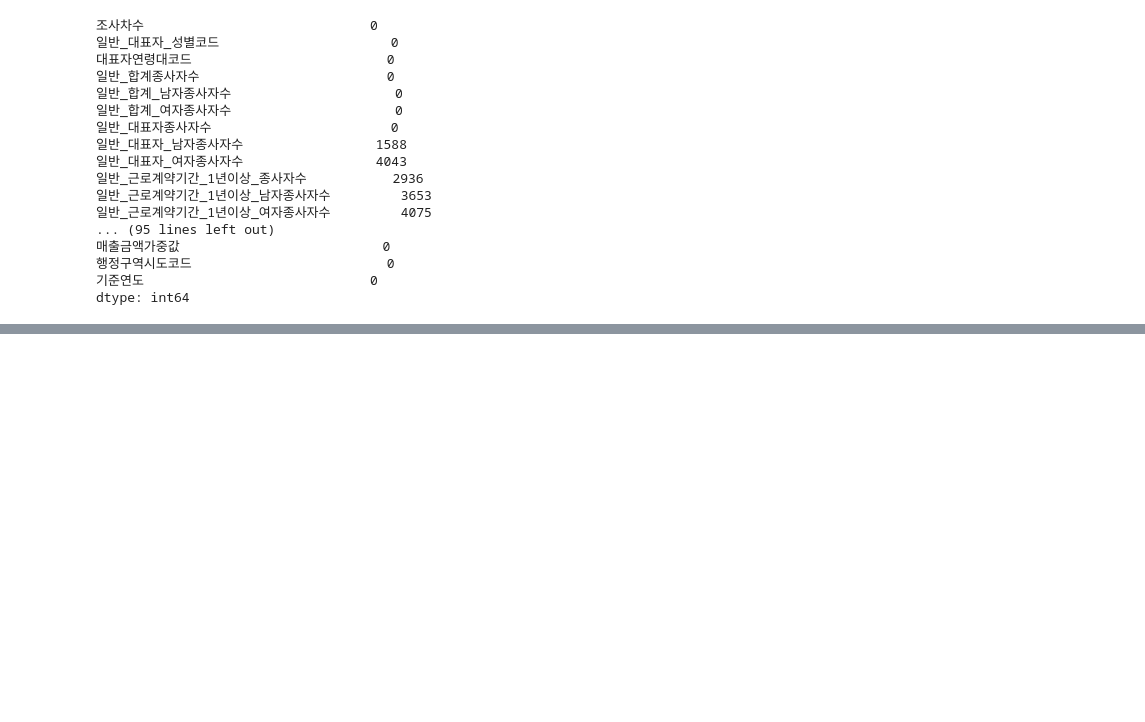
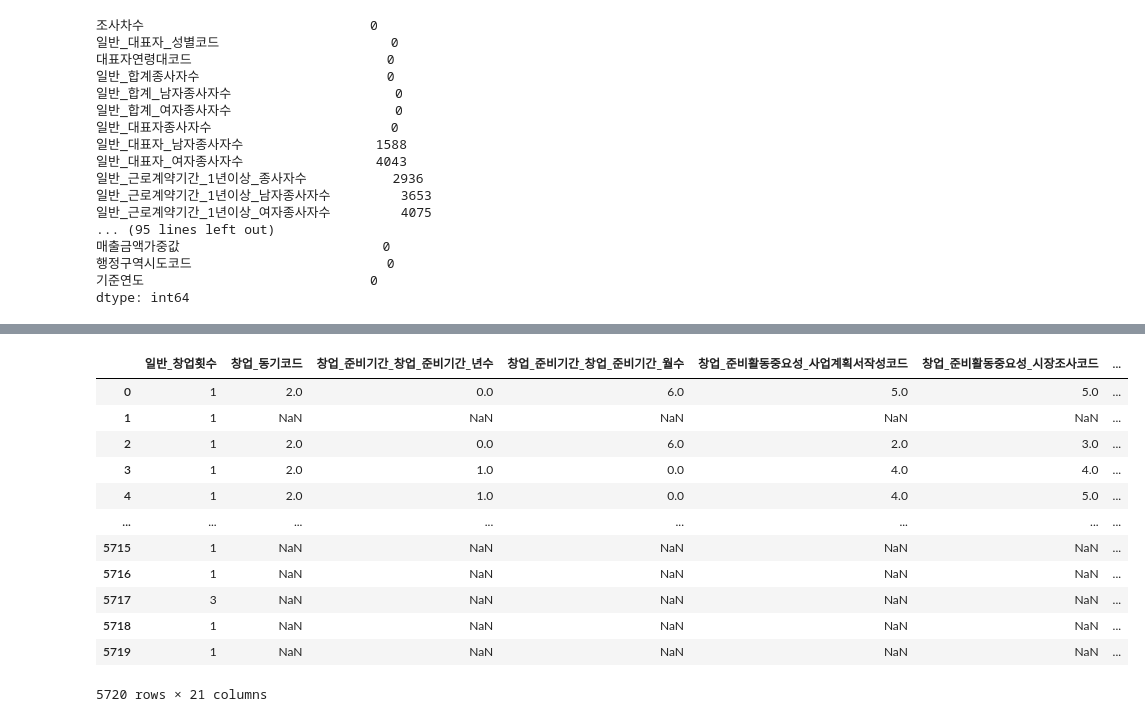
Before and after one commit to kae1128/wadada, a Jupyter notebook: data_preprocessing/SURVEY_preprocessing.ipynb, the cells around one changed output, grey strips where cells are left out. Cells and saved outputs as stored; diff of their text form; code cells hidden in the pictures; blank space fills up the shorter version.

```diff
--- a/data_preprocessing/SURVEY_preprocessing.ipynb
+++ b/data_preprocessing/SURVEY_preprocessing.ipynb
@@ -352,0 +552,38 @@ dtype: int64
+# %%
+columns_to_replace_nan = ['일반_창업횟수',
+       '창업_동기코드',
+       '창업_준비기간_창업_준비기간_년수',
+       '창업_준비기간_창업_준비기간_월수',
+       '창업_준비활동중요성_사업계획서작성코드',
+       '창업_준비활동중요성_시장조사코드',
+       '창업_준비활동중요성_동종업종종사경험코드',
+       '창업_준비활동중요성_창업교육코드',
+       '창업_준비활동_사업계획서작성여부',
+       '창업_준비활동_시장조사여부',
+       '창업_준비활동_동종업종종사경험여부',
+       '창업_준비활동_창업교육여부',
+       '창업_어려움정도_입지선정코드',
+       '창업_어려움정도_업종선택코드',
+       '창업_어려움정도_자금조달코드',
+       '창업_어려움정도_기술확보코드',
+       '창업_어려움정도_인력확보코드',
+       '창업_어려움정도_행정절차코드',
+       '창업_어려움정도_경영방법코드',
+       '창업_비용_총창업비용',
+       '창업_비용_본인부담금액']
+
+df[columns_to_replace_nan]
+# %% [output]
+|  | 일반_창업횟수 | 창업_동기코드 | 창업_준비기간_창업_준비기간_년수 | 창업_준비기간_창업_준비기간_월수 | 창업_준비활동중요성_사업계획서작성코드 | 창업_준비활동중요성_시장조사코드 | ... |
+| 0 | 1 | 2.0 | 0.0 | 6.0 | 5.0 | 5.0 | ... |
+| 1 | 1 | NaN | NaN | NaN | NaN | NaN | ... |
+| 2 | 1 | 2.0 | 0.0 | 6.0 | 2.0 | 3.0 | ... |
+| 3 | 1 | 2.0 | 1.0 | 0.0 | 4.0 | 4.0 | ... |
+| 4 | 1 | 2.0 | 1.0 | 0.0 | 4.0 | 5.0 | ... |
+| ... | ... | ... | ... | ... | ... | ... | ... |
+| 5715 | 1 | NaN | NaN | NaN | NaN | NaN | ... |
+| 5716 | 1 | NaN | NaN | NaN | NaN | NaN | ... |
+| 5717 | 3 | NaN | NaN | NaN | NaN | NaN | ... |
+| 5718 | 1 | NaN | NaN | NaN | NaN | NaN | ... |
+| 5719 | 1 | NaN | NaN | NaN | NaN | NaN | ... |
+5720 rows × 21 columns
```
Also changed, not shown: parts of 39 cells of this notebook, 2 other files.
